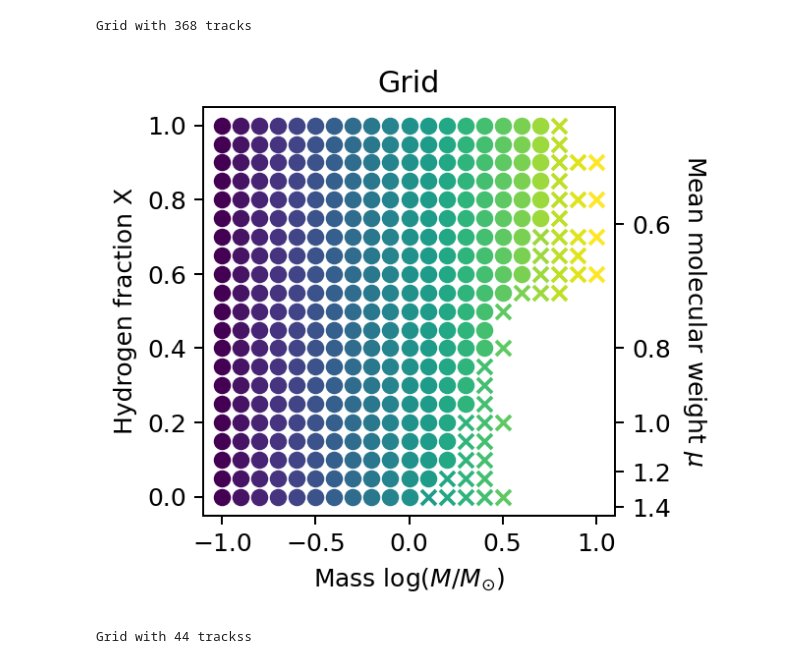
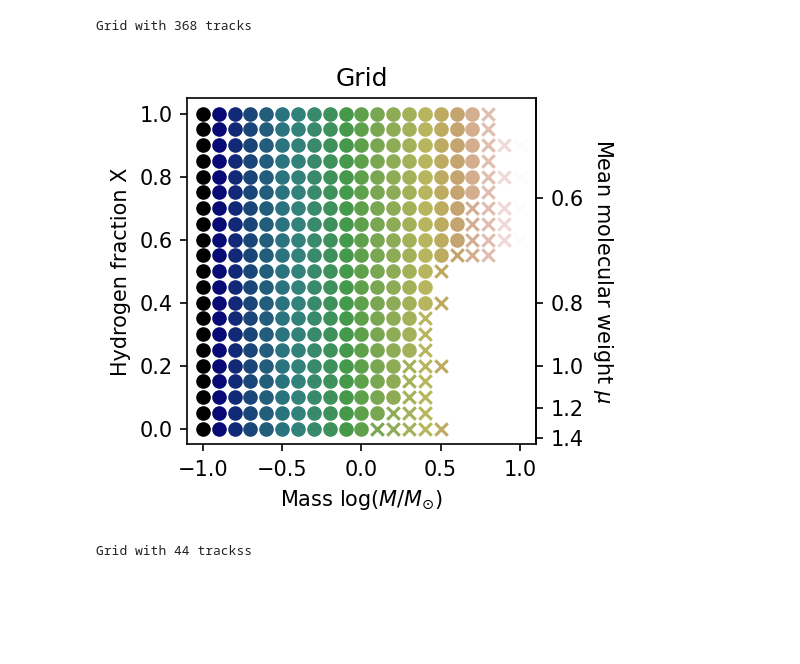
Before and after one commit to Jems-jl/Jems.jl, a Jupyter notebook: HomologyTesting/plots3 without Prad.ipynb, the cells around one changed output. Cells and saved outputs as stored; diff of their text form; code cells hidden in the pictures; blank space fills up the shorter version.

```diff
--- a/HomologyTesting/plots3 without Prad.ipynb
+++ b/HomologyTesting/plots3 without Prad.ipynb
@@ -109,7 +109,7 @@ class Grid:
         return Grid([track for track in self.tracks if track.X == X])
 
     def colors_and_shapes(self):
-        colors = plt.cm.viridis(np.linspace(0, 1, self.nb_logMs))
+        colors = plt.cm.gist_earth(np.linspace(0, 1, self.nb_logMs))
         colors = {np.round(logM,1):color for logM, color in zip(unique(self.logMs), colors)}
         shapes = ['o','s','*','X','D']
         shapes = {np.round(logM,1) : shapes[i%len(shapes)] for i, logM in enumerate(sorted(list(set(self.logMs))))}
@@ -163,10 +163,10 @@ totalGrid = Grid(tracks)
 # %% [output]
 Grid with 368 tracks
 # %%
-fig, ax = plt.subplots(1,1, figsize=(3,3),dpi=180)
+fig, ax = plt.subplots(1,1, figsize=(3,3),dpi=150)
 totalGrid.plot_grid(ax)
 # %% [output]
-[figure, old version]
+[figure, new version]
 # %%
 #make a good grid
 goodGrid = Grid([track for track in tracks if track.PMS_L != None])
```
Also changed, not shown: parts of 8 cells of this notebook.
